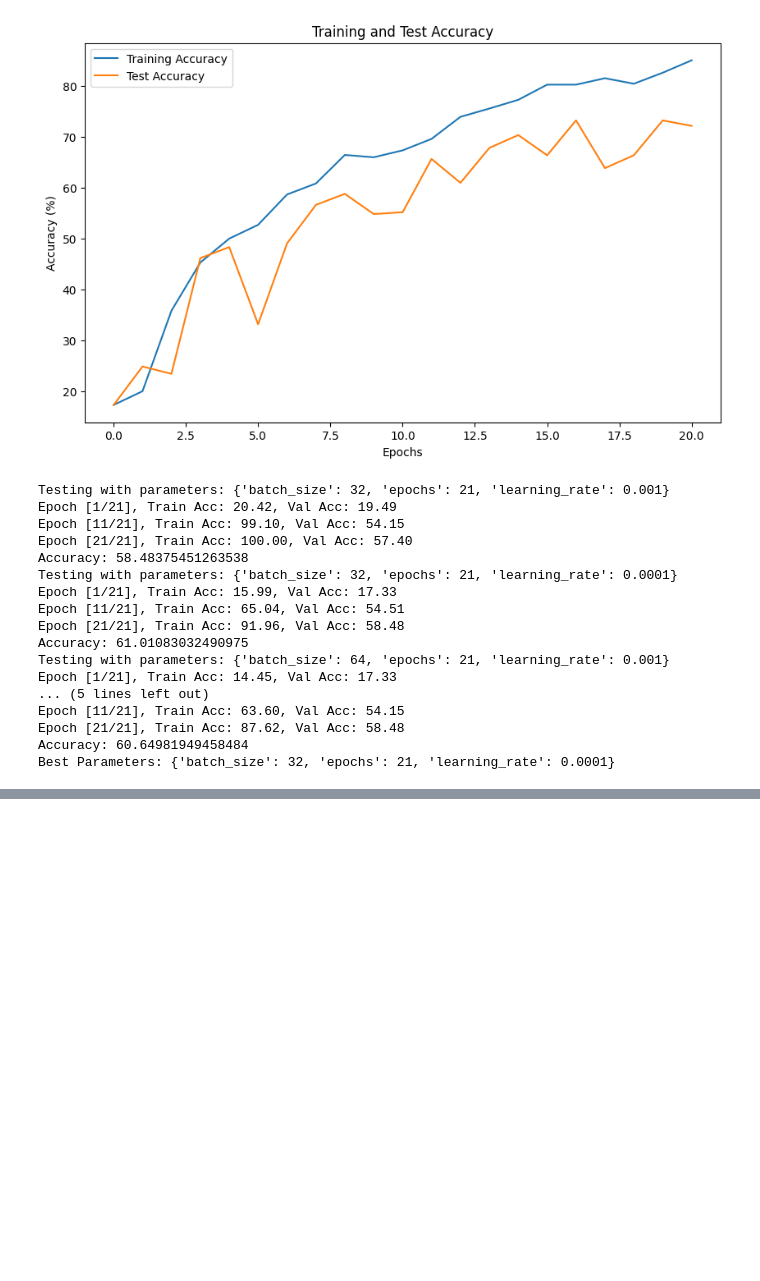
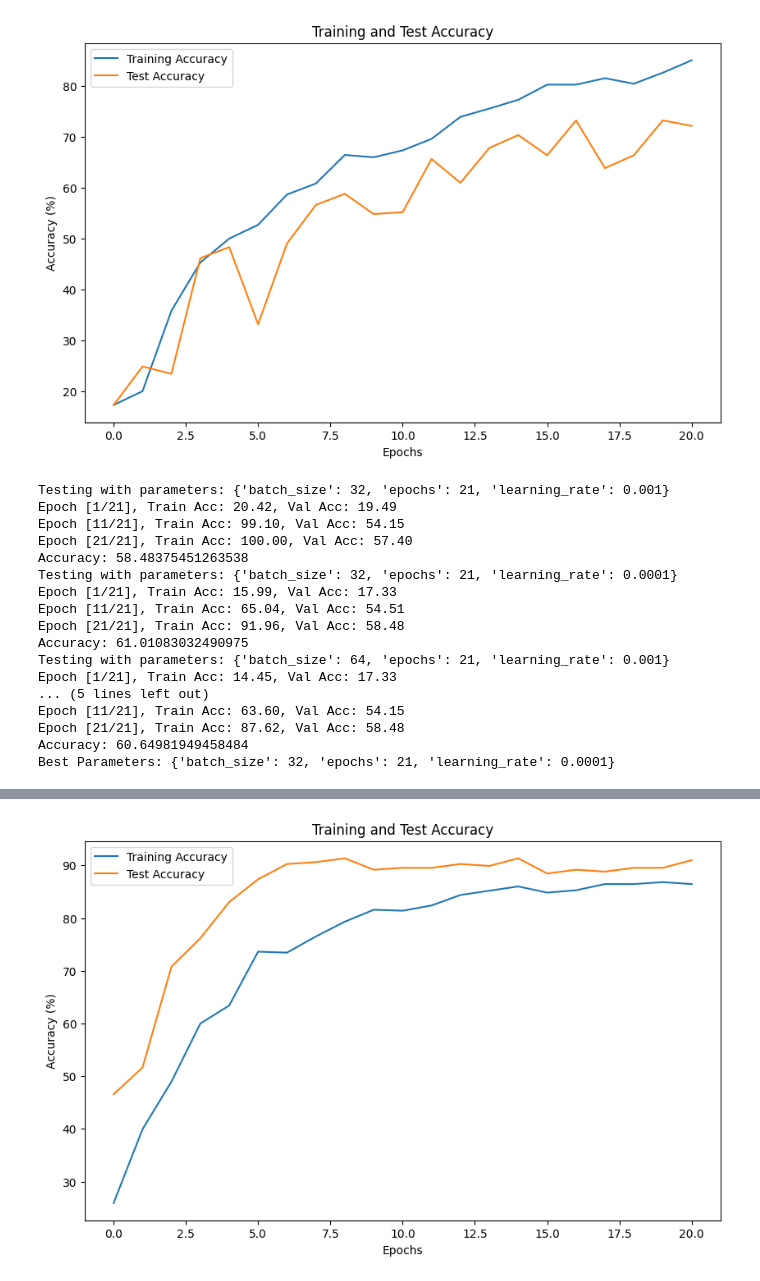
Before and after one commit to JekxDevil/AI, a Jupyter notebook: courses/usi/machine-learning/assignments/2/example.ipynb, the cells around one changed output, grey strips where cells are left out. Drawn from its saved outputs; the diff is of its cells as text; code cells hidden in the pictures; blank space fills up the shorter version.

```diff
--- a/courses/usi/machine-learning/assignments/2/example.ipynb
+++ b/courses/usi/machine-learning/assignments/2/example.ipynb
@@ -488,14 +488,13 @@ Best Parameters: {'batch_size': 32, 'epochs': 21, 'learning_rate': 0.0001}
 ################### Task 3 ###################
 import torch.nn as nn
 import torchvision.models as models
-print(device)
 
 class CuttedModifiedVGG19(nn.Module):
     def __init__(self, num_classes, cut_point):
         super(CuttedModifiedVGG19, self).__init__()
         # Load the pre-trained VGG19 model
         vgg19 = models.vgg19(pretrained=True)
-        # you can see the VGG19 detailed architecutre
+        # you can see the VGG19 detailed architecture
         print(vgg19)
         # Extract the feature extractor part of VGG19 (all layers except the classifier)
         # TODO specify your cut layer
@@ -535,60 +534,36 @@ class CuttedModifiedVGG19(nn.Module):
 
         return x
 
-num_classes = 6  # Adjust based on the actual number of your classes
-cut_point = 2    # Choose 1 or 2 based on desired cut
-
-model = CuttedModifiedVGG19(num_classes=num_classes, cut_point=cut_point)
-model.to(device)  # Move model to GPU if available
-
-# Example setup for loss and optimizer
-criterion = nn.CrossEntropyLoss()
-optimizer = torch.optim.Adam(model.classifiers.parameters(), lr=0.001)  # Only optimize classifier parameters
 
 
 # TODO Training LOOP
-# train the model and get accuracies
-train_acc = []
-val_acc = []
-best_val_accuracy = 0
-for epoch in range(EPOCHS):
-    model.train()
-    running_loss = 0
-    correct = 0
-    total = 0
-    for inputs, labels in train_loader:
-        inputs, labels = inputs.to(device), labels.to(device)
-        optimizer.zero_grad()
-        outputs = model(inputs)
-        loss = criterion(outputs, labels)
-        loss.backward()
-        optimizer.step()
-        running_loss += loss.item()
-        # compute accuracy
-        _, predicted = torch.max(outputs, 1)
-        correct += (predicted == labels).sum().item()
-        total += labels.size(0)
+x, y, _ = get_input(_permute=True) # permute dimensions
+train_loader, test_loader = get_loads(x, y, 0.8)
 
-    train_accuracy = 100 * correct / total
-    train_acc.append(train_accuracy)
+criterion = nn.BCEWithLogitsLoss()
+model_cut1 = CuttedModifiedVGG19(num_classes=len(label_to_idx), cut_point=1).to(CONFIGS["device"])
+optimizer = torch.optim.Adam(model_cut1.classifiers.parameters(), lr=CONFIGS["learning_rate"])
+train_acc, test_acc, best_model = train(model_cut1, criterion, optimizer, (train_loader, test_loader))
+save_model(best_model, 'best_cnn_cut1.pth')
+test_acc_t3_cut1 = test_acc.copy() # used later on for statistical comparison
+plot_train_test(train_acc, test_acc)
 
-    # validation
-    model.eval()
-    val_correct = 0
-    val_total = 0
-    with torch.no_grad():
-        for inputs, labels in val_loader:
-            inputs, labels = inputs.to(device), labels.to(device)
-            outputs = model(inputs)
-            val_correct += (outputs.argmax(1) == labels).sum().item()
-            val_total += labels.size(0)
+model_cut2 = CuttedModifiedVGG19(num_classes=len(label_to_idx), cut_point=2).to(CONFIGS["device"])
+optimizer = torch.optim.Adam(model_cut2.classifiers.parameters(), lr=CONFIGS["learning_rate"])  # Only optimize classifier parameters
+train_acc, test_acc, best_model = train(model_cut2, criterion, optimizer, (train_loader, test_loader))
+save_model(best_model, 'best_cnn_cut2.pth')
+test_acc_t3_cut2 = test_acc.copy() # used later on for statistical comparison
+plot_train_test(train_acc, test_acc)
 
-    val_accuracy = 100 * val_correct / val_total
-    val_acc.append(val_accuracy)
-    if val_accuracy > best_val_accuracy:
-        best_val_accuracy = val_accuracy
-        # Save best model
-        torch.save(model.state_dict(), 'best_model.pth')
+# STATISTICAL COMPARISON
+from scipy.stats import ttest_rel
+# using val_acc_t2, val_acc_aug_t2 collected before
+t_stat, p_value = ttest_rel(test_acc_t3_cut1, test_acc_t3_cut2)
+print(f"T-statistic: {t_stat}, P-value: {p_value}")
 
-    if epoch % 10 == 0:
-        print(f'Epoch [{epoch+1}/{EPOCHS}], Train Acc: {train_accuracy:.2f}, Val Acc: {val_accuracy:.2f}')
+# Interpretation of the result
+if p_value < 0.05:
+    print("There is a statistically significant difference between the performances of cut1 and cut2 AUGMENTED.")
+else:
+    print("There is no statistically significant difference between the performances of cut1 and cut2 AUGMENTED.")
+# %% [output]
@@ -594,0 +587 @@ for epoch in range(EPOCHS):
+[figure, added]
```
Also changed, not shown: parts of 1 cell of this notebook, 2 other files.
